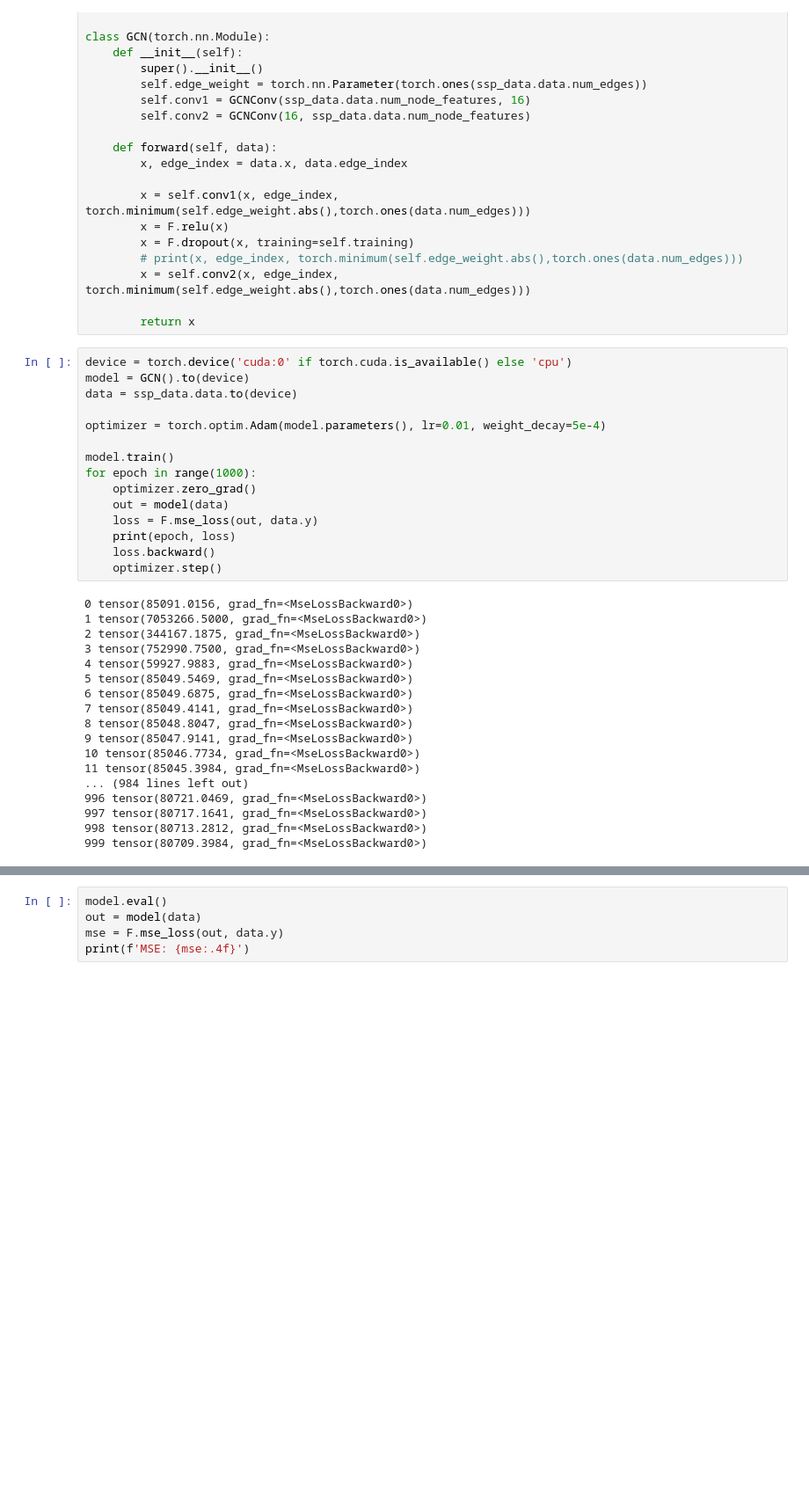
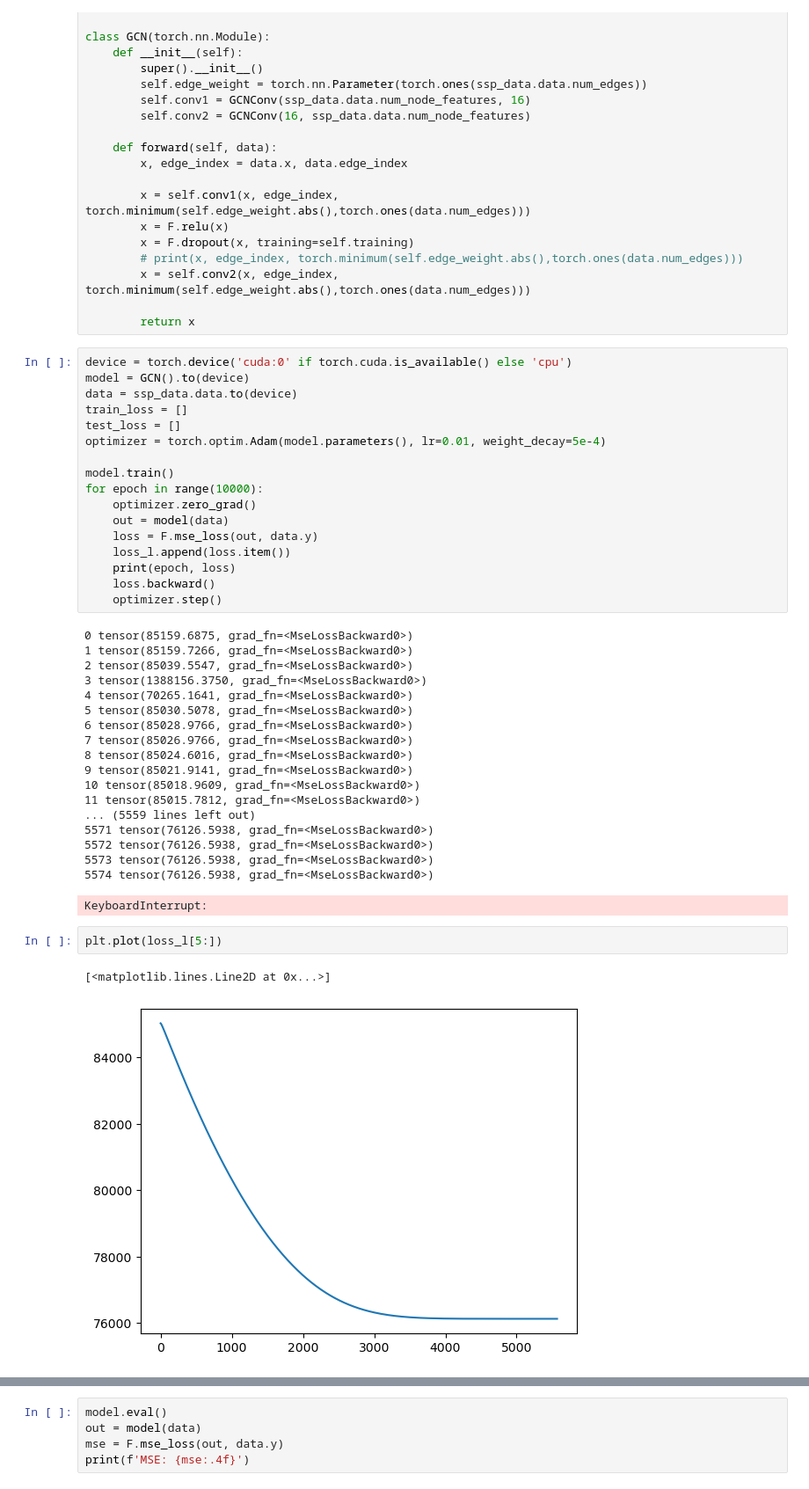
Before and after one commit to opticwiznub/Honours-Thesis, a Jupyter notebook: code/GNN_structure.ipynb, the cells around one changed output, grey strips where cells are left out. Shown at 88% size. Saved outputs shown, nothing was run; the diff lists cells and outputs as text; blank space fills up the shorter version.

```diff
--- a/code/GNN_structure.ipynb
+++ b/code/GNN_structure.ipynb
@@ -183,35 +191,43 @@ class GCN(torch.nn.Module):
 device = torch.device('cuda:0' if torch.cuda.is_available() else 'cpu')
 model = GCN().to(device)
 data = ssp_data.data.to(device)
-
+train_loss = []
+test_loss = []
 optimizer = torch.optim.Adam(model.parameters(), lr=0.01, weight_decay=5e-4)
 
 model.train()
-for epoch in range(1000):
+for epoch in range(10000):
     optimizer.zero_grad()
     out = model(data)
     loss = F.mse_loss(out, data.y)
+    loss_l.append(loss.item())
     print(epoch, loss)
     loss.backward()
     optimizer.step()
 # %% [output]
-0 tensor(85091.0156, grad_fn=<MseLossBackward0>)
-1 tensor(7053266.5000, grad_fn=<MseLossBackward0>)
-2 tensor(344167.1875, grad_fn=<MseLossBackward0>)
-3 tensor(752990.7500, grad_fn=<MseLossBackward0>)
-4 tensor(59927.9883, grad_fn=<MseLossBackward0>)
-5 tensor(85049.5469, grad_fn=<MseLossBackward0>)
-6 tensor(85049.6875, grad_fn=<MseLossBackward0>)
-7 tensor(85049.4141, grad_fn=<MseLossBackward0>)
-8 tensor(85048.8047, grad_fn=<MseLossBackward0>)
-9 tensor(85047.9141, grad_fn=<MseLossBackward0>)
-10 tensor(85046.7734, grad_fn=<MseLossBackward0>)
-11 tensor(85045.3984, grad_fn=<MseLossBackward0>)
-... (984 lines left out)
-996 tensor(80721.0469, grad_fn=<MseLossBackward0>)
-997 tensor(80717.1641, grad_fn=<MseLossBackward0>)
-998 tensor(80713.2812, grad_fn=<MseLossBackward0>)
-999 tensor(80709.3984, grad_fn=<MseLossBackward0>)
+0 tensor(85159.6875, grad_fn=<MseLossBackward0>)
+1 tensor(85159.7266, grad_fn=<MseLossBackward0>)
+2 tensor(85039.5547, grad_fn=<MseLossBackward0>)
+3 tensor(1388156.3750, grad_fn=<MseLossBackward0>)
+4 tensor(70265.1641, grad_fn=<MseLossBackward0>)
+5 tensor(85030.5078, grad_fn=<MseLossBackward0>)
+6 tensor(85028.9766, grad_fn=<MseLossBackward0>)
+7 tensor(85026.9766, grad_fn=<MseLossBackward0>)
+8 tensor(85024.6016, grad_fn=<MseLossBackward0>)
+9 tensor(85021.9141, grad_fn=<MseLossBackward0>)
+10 tensor(85018.9609, grad_fn=<MseLossBackward0>)
+11 tensor(85015.7812, grad_fn=<MseLossBackward0>)
+... (5559 lines left out)
+5571 tensor(76126.5938, grad_fn=<MseLossBackward0>)
+5572 tensor(76126.5938, grad_fn=<MseLossBackward0>)
+5573 tensor(76126.5938, grad_fn=<MseLossBackward0>)
+5574 tensor(76126.5938, grad_fn=<MseLossBackward0>)
+KeyboardInterrupt:
+# %%
+plt.plot(loss_l[5:])
+# %% [output]
+[<matplotlib.lines.Line2D at 0x...>]
+[figure, added]
 # %%
 model.edge_weight
 # %% [output]
```
Also changed, not shown: parts of 7 cells of this notebook, 12 other files.
